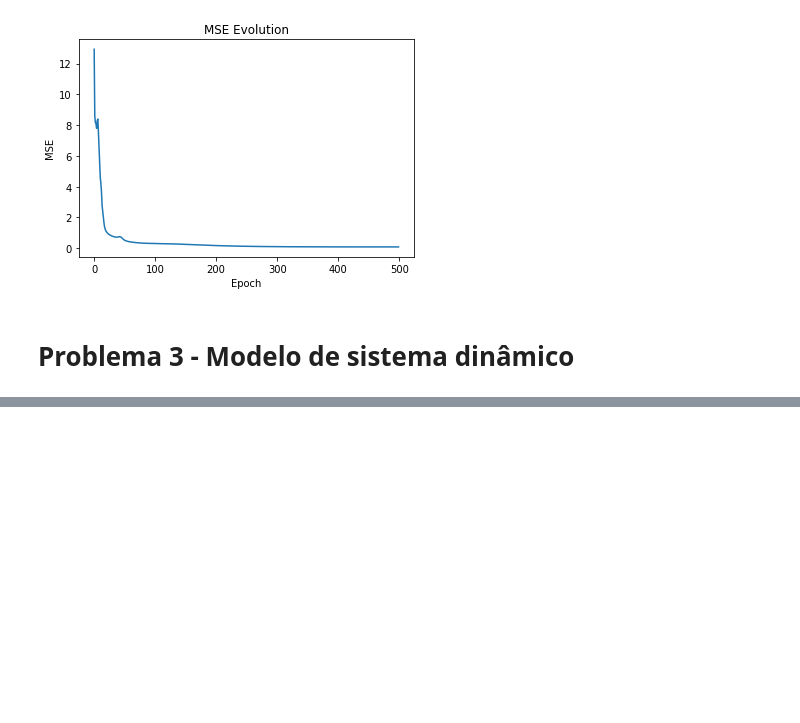
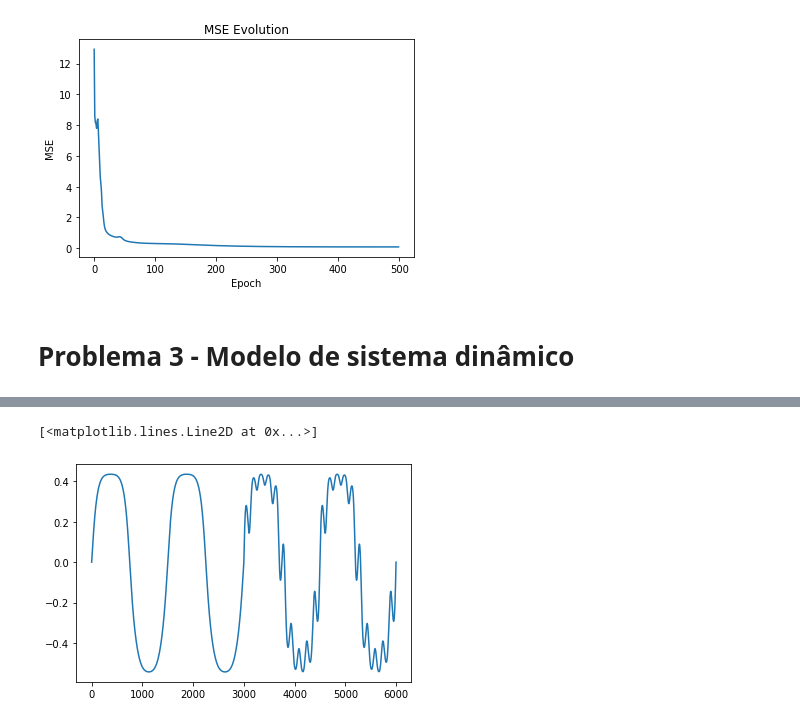
Before and after one commit to vcaitite/fuzzy-systems-exercises, a Jupyter notebook: 6. Anfis/6 - ANFIS.ipynb, the cells around one changed output, grey strips where cells are left out. Saved outputs shown, nothing was run; the diff lists cells and outputs as text; code cells hidden in the pictures; blank space fills up the shorter version.

```diff
--- a/6. Anfis/6 - ANFIS.ipynb
+++ b/6. Anfis/6 - ANFIS.ipynb
@@ -211,0 +233,21 @@ Text(0, 0.5, 'MSE')
+# %%
+X=[]
+y=[]
+x = [0, 0, 0, u[0], 0]
+X.append(x)
+y.append(g(x))
+x = [g(x), y[0], 0, u[1], u[0]]
+X.append(x)
+y.append(g(x))
+for k in range(2, 6000):
+    x = [g(x), y[k-1], y[k-2], u[k], u[k-1]]
+    X.append(x)
+    y.append(g(x))
+
+X = np.array(X)
+y = np.array(y)
+# %%
+plt.plot(y)
+# %% [output]
+[<matplotlib.lines.Line2D at 0x...>]
+[figure, added]
```
Also changed, not shown: parts of 7 cells of this notebook.
